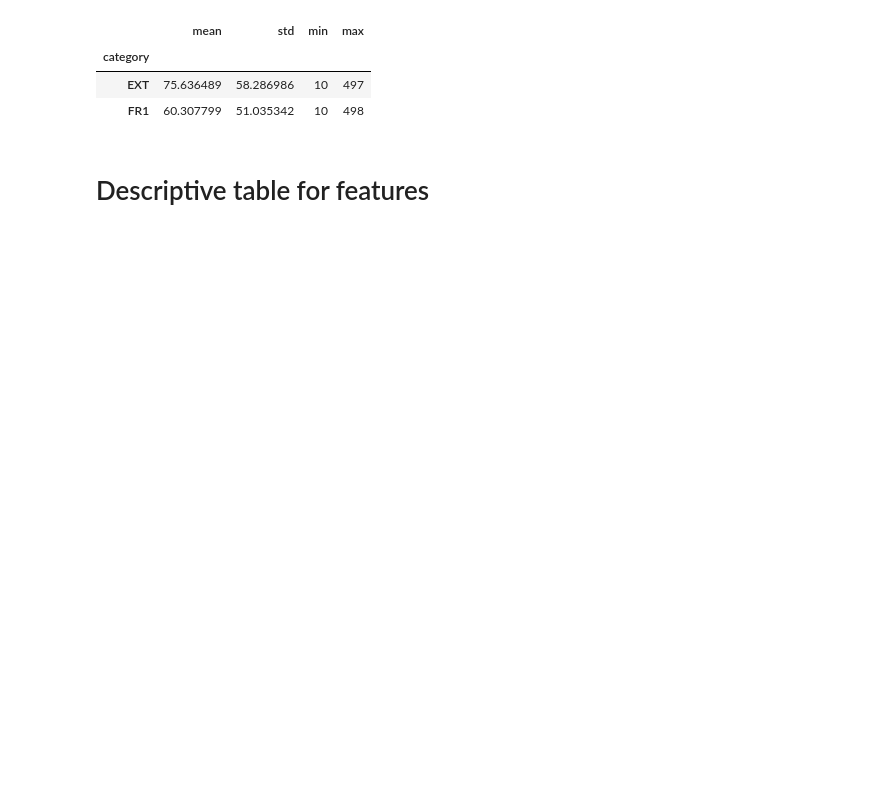
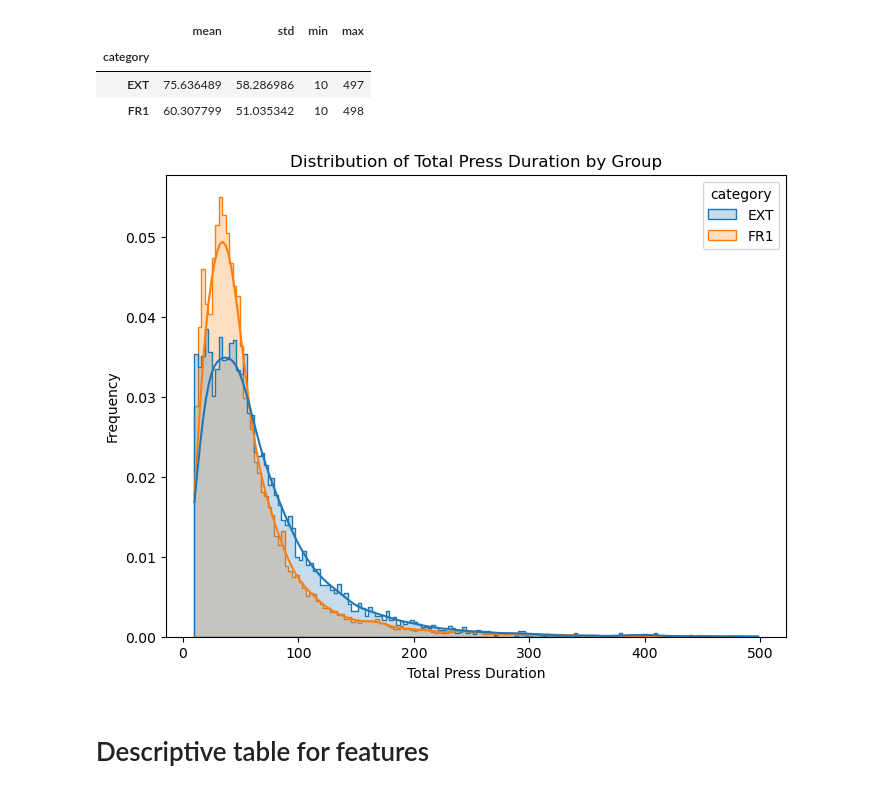
Before and after one commit to Jiefei-Wang/rat-model, a Jupyter notebook: scripts/descriptive.ipynb, the cells around one changed output. Saved outputs shown, nothing was run; the diff lists cells and outputs as text; code cells hidden in the pictures; blank space fills up the shorter version.

```diff
--- a/scripts/descriptive.ipynb
+++ b/scripts/descriptive.ipynb
@@ -66,6 +105,26 @@ df_ML_unscaled.groupby('category')['total_press_duration'].agg(
 | category |  |  |  |  |
 | EXT | 75.636489 | 58.286986 | 10 | 497 |
 | FR1 | 60.307799 | 51.035342 | 10 | 498 |
+# %%
+# distribution of total press duration by group
+import matplotlib.pyplot as plt
+import seaborn as sns
+plt.figure(figsize=(8, 6))
+sns.histplot(
+    data=df_ML_unscaled,
+    x='total_press_duration',
+    hue='category',
+    kde=True,
+    element='step',
+    stat='probability',
+    common_norm=False
+)
+plt.title('Distribution of Total Press Duration by Group')
+plt.xlabel('Total Press Duration')
+plt.ylabel('Frequency')
+plt.show()
+# %% [output]
+[figure, added]
 # %% [markdown]
 # Descriptive table for features
 # %%
```
Also changed, not shown: parts of 16 cells of this notebook.
